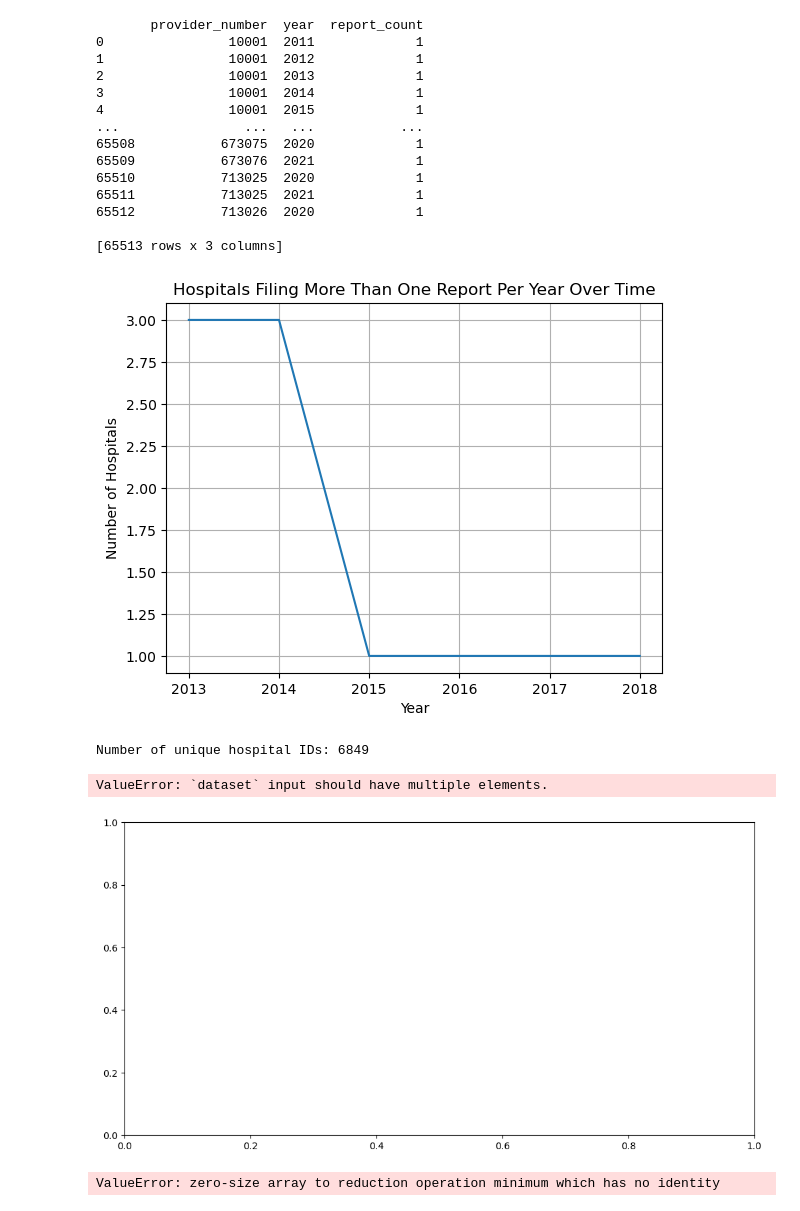
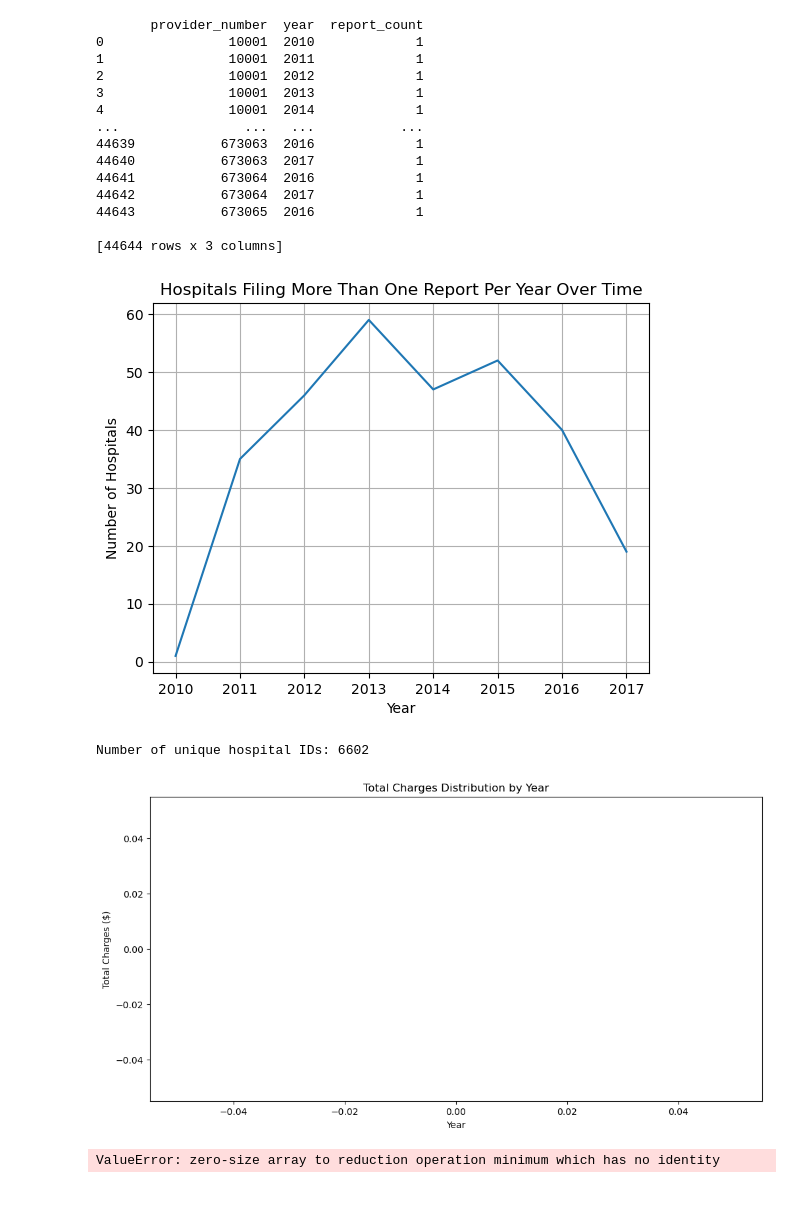
Before and after one commit to rscholt/HW2, a Jupyter notebook: submission1/analysis/hw2_analysis.ipynb, the cells around one changed output. Saved outputs shown, nothing was run; the diff lists cells and outputs as text; code cells hidden in the pictures.

```diff
--- a/submission1/analysis/hw2_analysis.ipynb
+++ b/submission1/analysis/hw2_analysis.ipynb
@@ -1,42 +1,48 @@
 # %%
 import pandas as pd
 import numpy as np
 import matplotlib.pyplot as plt
 
 #read in data
 hcris_data=pd.read_csv('/Users/ryanscholte/Desktop/GitHub/HW2/data/output/HCRIS_Data.csv')
 
+
+# Convert 'fy_start' to datetime to extract the year
+hcris_data['fy_start'] = pd.to_datetime(hcris_data['fy_start'], errors='coerce')
+hcris_data['year'] = hcris_data['fy_start'].dt.year
+
 # Count hospitals that filed more than one report in the same year
 hospital_counts = hcris_data.groupby(['provider_number', 'year']).size().reset_index(name='report_count')
 multiple_reports = hospital_counts[hospital_counts['report_count'] > 1]
+
 # Count number of hospitals per year
 hospitals_over_time = multiple_reports.groupby('year')['provider_number'].nunique()
 
 print(hospital_counts)
 # Plot the results
 plt.figure()
 plt.plot(hospitals_over_time.index, hospitals_over_time.values)
 plt.xlabel('Year')
 plt.ylabel('Number of Hospitals')
 plt.title('Hospitals Filing More Than One Report Per Year Over Time')
 plt.grid(True)
 plt.show()
 # %% [output]
        provider_number  year  report_count
-0                10001  2011             1
-1                10001  2012             1
-2                10001  2013             1
-3                10001  2014             1
-4                10001  2015             1
+0                10001  2010             1
+1                10001  2011             1
+2                10001  2012             1
+3                10001  2013             1
+4                10001  2014             1
 ...                ...   ...           ...
-65508           673075  2020             1
-65509           673076  2021             1
-65510           713025  2020             1
-65511           713025  2021             1
-65512           713026  2020             1
+44639           673063  2016             1
+44640           673063  2017             1
+44641           673064  2016             1
+44642           673064  2017             1
+44643           673065  2016             1
 
-[65513 rows x 3 columns]
+[44644 rows x 3 columns]
-[figure, old version]
+[figure, new version]
 # %%
 # Remove duplicate reports by keeping only the first occurrence per hospital per year
 unique_hospitals = hcris_data.drop_duplicates(subset=['provider_number', 'year'])
@@ -47,7 +53,7 @@ unique_hospital_count = unique_hospitals['provider_number'].nunique()
 # Display the result
 print("Number of unique hospital IDs:", unique_hospital_count)
 # %% [output]
-Number of unique hospital IDs: 6849
+Number of unique hospital IDs: 6602
 # %%
 #total charges per year
 years = sorted(hcris_data['year'].dropna().unique())
@@ -61,8 +67,7 @@ plt.title('Total Charges Distribution by Year')
 
 plt.show()
 # %% [output]
-ValueError: `dataset` input should have multiple elements.
-[figure, old version]
+[figure, new version]
 # %%
 # Compute estimated price using the given formula
 hcris_data['discount_factor'] = 1 - hcris_data['tot_discounts'] / hcris_data['tot_charges']
```
Also changed, not shown: 8 other files.
